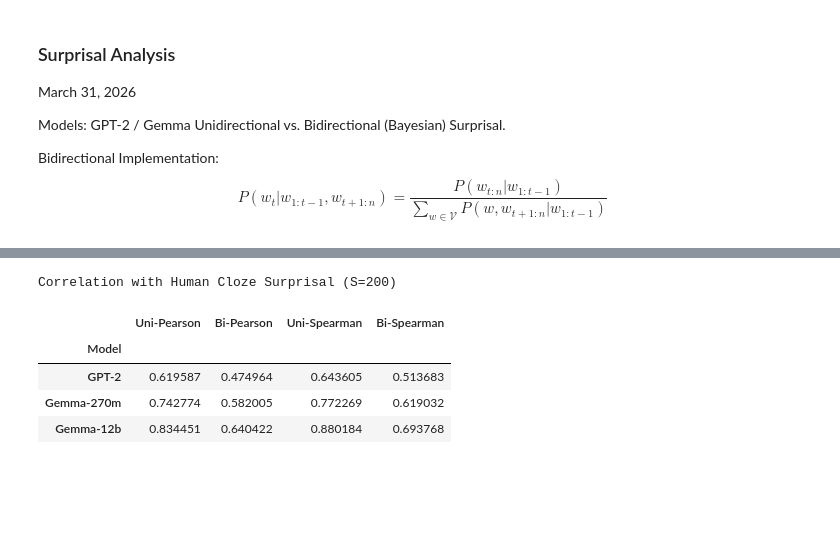
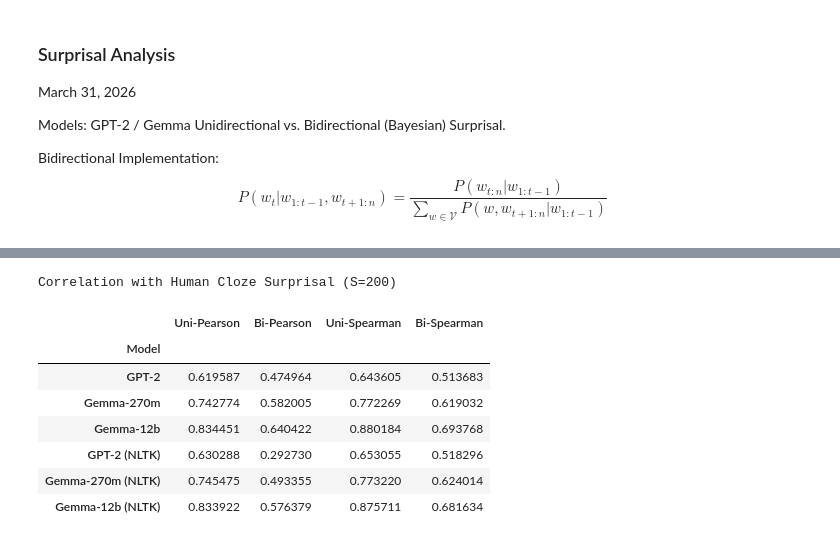
Before and after one commit to theraSara/SwP-Project, a Jupyter notebook: result_analysis.ipynb, the cells around one changed output, grey strips where cells are left out. Drawn from its saved outputs; the diff is of its cells as text; code cells hidden in the pictures; blank space fills up the shorter version.

```diff
--- a/result_analysis.ipynb
+++ b/result_analysis.ipynb
@@ -61,6 +12,4 @@ K        Mean Coverage      Min Coverage       % items < 0.99
 # %%
-import torch
-import numpy as np
 import pandas as pd
 import seaborn as sns
 import matplotlib.pyplot as plt
@@ -73,7 +22,10 @@ plt.rcParams['figure.dpi'] = 100
 models = {
     "GPT-2": "gpt2",
     "Gemma-270m": "gemma270m",
-    "Gemma-12b": "gemma12b"
+    "Gemma-12b": "gemma12b",
+    "GPT-2 (NLTK)": "gpt2_nltk",
+    "Gemma-270m (NLTK)": "gemma270m_nltk",
+    "Gemma-12b (NLTK)": "gemma12b_nltk"
 }
 
 dfs = {}
@@ -82,3 +34,5 @@ for name, suffix in models.items():
     if os.path.exists(path):
         dfs[name] = pd.read_csv(path)
         dfs[name]['condition'] = pd.Categorical(dfs[name]['condition'], categories=['HC', 'MC', 'LC'], ordered=True)
+
+print(f"Successfully loaded {len(dfs)} datasets!")
@@ -112,17 +65,15 @@ else:
 # %%
 # 3. Model Performance across Conditions (HC, MC, LC)
-if not dfs:
-    print("No data found to plot.")
-else:
-    n_models = len(dfs)
-    fig, axes = plt.subplots(1, n_models, figsize=(6 * n_models, 6), sharey=True, squeeze=False)
+if dfs:
+    fig, axes = plt.subplots(2, 3, figsize=(18, 10), sharey=True)
+    axes = axes.flatten()
     pal = {'HC': '#deebf7', 'MC': '#9ecae1', 'LC': '#3182bd'}
 
     for i, (name, df) in enumerate(dfs.items()):
-        b_col = f"bi_surprisal"
+        ax = axes[i]
+        b_col = "bi_surprisal"
 
-        ax = axes[0, i]
-
+        # User's exact Boxplot styling
         sns.boxplot(
             data=df, x='condition', y=b_col,
             palette=pal, ax=ax, hue='condition', legend=False,
@@ -130,10 +81,10 @@ else:
         )
 
         ax.set_title(f"{name} (Bi-Surprisal)", fontweight='bold')
-        ax.set_ylabel("Surprisal (Bits)" if i == 0 else "")
+        if i % 3 == 0: ax.set_ylabel("Surprisal (Bits)")
         ax.set_xlabel("")
 
-    plt.suptitle("Predictability by Condition (Lower = More Predictable)", y=1.05, fontsize=14)
+    plt.suptitle("Predictability by Condition (Lower = More Predictable)", y=1.02, fontsize=16, fontweight='bold')
     plt.tight_layout()
     plt.show()
 # %% [output]
@@ -141,38 +92,38 @@ else:
 # %%
 print("Correlation with Human Cloze Surprisal (S=200)")
 corr_data = []
 
 for name, df in dfs.items():
-    u_col = f"uni_surprisal"
-    b_col = f"bi_surprisal"
-    cloze_col = 'cloze_surprisal'
+    u_col = "uni_surprisal"
+    b_col = "bi_surprisal"
+    cloze_col = "cloze_surprisal"
     valid = df.dropna(subset=[u_col, b_col, cloze_col])
 
-    # Pearson (Linear correlation)
-    r_uni_pearson, p_uni_p = pearsonr(valid[cloze_col], valid[u_col])
-    r_bi_pearson, p_bi_p = pearsonr(valid[cloze_col], valid[b_col])
-
-    # Spearman (Rank correlation)
-    r_uni_spearman, p_uni_s = spearmanr(valid[cloze_col], valid[u_col])
-    r_bi_spearman, p_bi_s = spearmanr(valid[cloze_col], valid[b_col])
+    r_uni_pearson, _ = pearsonr(valid[cloze_col], valid[u_col])
+    r_bi_pearson, _ = pearsonr(valid[cloze_col], valid[b_col])
+    r_uni_spearman, _ = spearmanr(valid[cloze_col], valid[u_col])
+    r_bi_spearman, _ = spearmanr(valid[cloze_col], valid[b_col])
 
     corr_data.append({
         "Model": name,
         "Uni-Pearson": r_uni_pearson,
         "Bi-Pearson": r_bi_pearson,
         "Uni-Spearman": r_uni_spearman,
         "Bi-Spearman": r_bi_spearman
     })
 
 corr_df = pd.DataFrame(corr_data).set_index("Model")
 display(corr_df.style.background_gradient(cmap='Blues'))
 # %% [output]
 Correlation with Human Cloze Surprisal (S=200)
 |  | Uni-Pearson | Bi-Pearson | Uni-Spearman | Bi-Spearman |
 | Model |  |  |  |  |
 | GPT-2 | 0.619587 | 0.474964 | 0.643605 | 0.513683 |
 | Gemma-270m | 0.742774 | 0.582005 | 0.772269 | 0.619032 |
 | Gemma-12b | 0.834451 | 0.640422 | 0.880184 | 0.693768 |
+| GPT-2 (NLTK) | 0.630288 | 0.292730 | 0.653055 | 0.518296 |
+| Gemma-270m (NLTK) | 0.745475 | 0.493355 | 0.773220 | 0.624014 |
+| Gemma-12b (NLTK) | 0.833922 | 0.576379 | 0.875711 | 0.681634 |
 # %%
 # 5. Metadata Inspection with Logit Tracking
 meta_dict = {k: torch.load(f"data_output/bk21_with_{s}_metadata.pt", weights_only=False)
```
Also changed, not shown: parts of 9 cells of this notebook, 19 other files.
